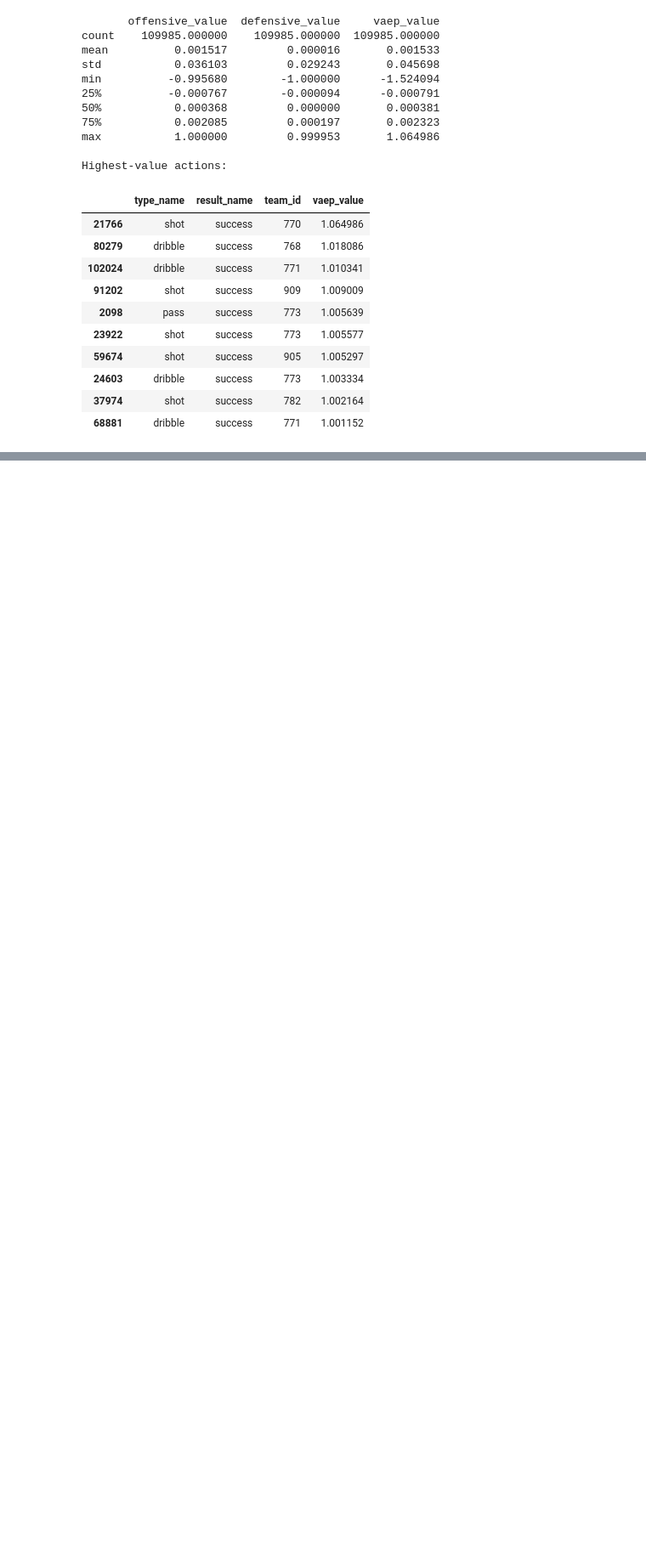
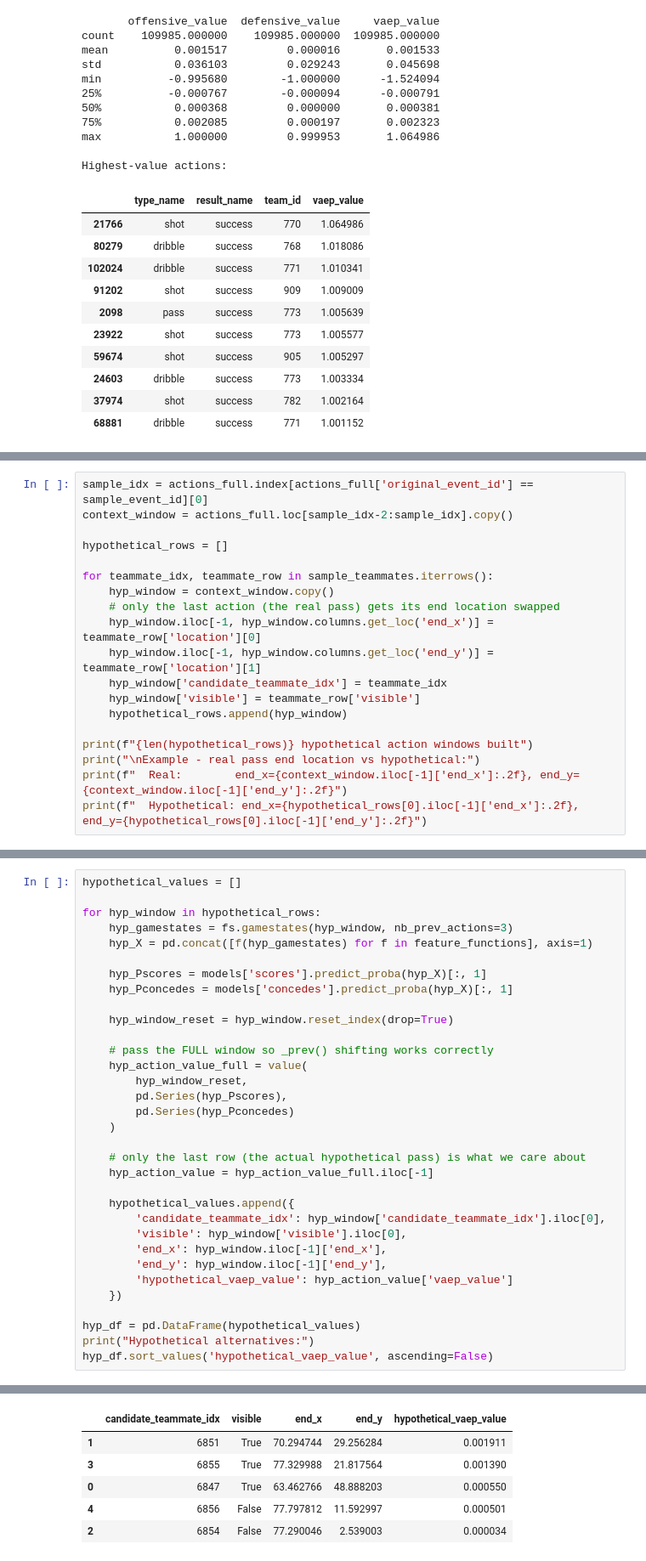
Before and after one commit to Raeesa12/perception-aware-passing-in-football, a Jupyter notebook: notebooks/setup_euro2024.ipynb, the cells around one changed output, grey strips where cells are left out. Shown at 85% size. Drawn from its saved outputs; the diff is of its cells as text; blank space fills up the shorter version.

```diff
--- a/notebooks/setup_euro2024.ipynb
+++ b/notebooks/setup_euro2024.ipynb
@@ -801,0 +934,19 @@ Highest-value actions:
+# %%
+sample_idx = actions_full.index[actions_full['original_event_id'] == sample_event_id][0]
+context_window = actions_full.loc[sample_idx-2:sample_idx].copy()
+
+hypothetical_rows = []
+
+for teammate_idx, teammate_row in sample_teammates.iterrows():
+    hyp_window = context_window.copy()
+    # only the last action (the real pass) gets its end location swapped
+    hyp_window.iloc[-1, hyp_window.columns.get_loc('end_x')] = teammate_row['location'][0]
+    hyp_window.iloc[-1, hyp_window.columns.get_loc('end_y')] = teammate_row['location'][1]
+    hyp_window['candidate_teammate_idx'] = teammate_idx
+    hyp_window['visible'] = teammate_row['visible']
+    hypothetical_rows.append(hyp_window)
+
+print(f"{len(hypothetical_rows)} hypothetical action windows built")
+print("\nExample - real pass end location vs hypothetical:")
+print(f"  Real:        end_x={context_window.iloc[-1]['end_x']:.2f}, end_y={context_window.iloc[-1]['end_y']:.2f}")
+print(f"  Hypothetical: end_x={hypothetical_rows[0].iloc[-1]['end_x']:.2f}, end_y={hypothetical_rows[0].iloc[-1]['end_y']:.2f}")
@@ -801,0 +963,34 @@ Highest-value actions:
+# %%
+hypothetical_values = []
+
+for hyp_window in hypothetical_rows:
+    hyp_gamestates = fs.gamestates(hyp_window, nb_prev_actions=3)
+    hyp_X = pd.concat([f(hyp_gamestates) for f in feature_functions], axis=1)
+
+    hyp_Pscores = models['scores'].predict_proba(hyp_X)[:, 1]
+    hyp_Pconcedes = models['concedes'].predict_proba(hyp_X)[:, 1]
+
+    hyp_window_reset = hyp_window.reset_index(drop=True)
+
+    # pass the FULL window so _prev() shifting works correctly
+    hyp_action_value_full = value(
+        hyp_window_reset,
+        pd.Series(hyp_Pscores),
+        pd.Series(hyp_Pconcedes)
+    )
+
+    # only the last row (the actual hypothetical pass) is what we care about
+    hyp_action_value = hyp_action_value_full.iloc[-1]
+
+    hypothetical_values.append({
+        'candidate_teammate_idx': hyp_window['candidate_teammate_idx'].iloc[0],
+        'visible': hyp_window['visible'].iloc[0],
+        'end_x': hyp_window.iloc[-1]['end_x'],
+        'end_y': hyp_window.iloc[-1]['end_y'],
+        'hypothetical_vaep_value': hyp_action_value['vaep_value']
+    })
+
+hyp_df = pd.DataFrame(hypothetical_values)
+print("Hypothetical alternatives:")
+hyp_df.sort_values('hypothetical_vaep_value', ascending=False)
+# %% [output]
@@ -801,0 +998,6 @@ Highest-value actions:
+|  | candidate_teammate_idx | visible | end_x | end_y | hypothetical_vaep_value |
+| 1 | 6851 | True | 70.294744 | 29.256284 | 0.001911 |
+| 3 | 6855 | True | 77.329988 | 21.817564 | 0.001390 |
+| 0 | 6847 | True | 63.462766 | 48.888203 | 0.000550 |
+| 4 | 6856 | False | 77.797812 | 11.592997 | 0.000501 |
+| 2 | 6854 | False | 77.290046 | 2.539003 | 0.000034 |
```
Also changed, not shown: parts of 23 cells of this notebook.
